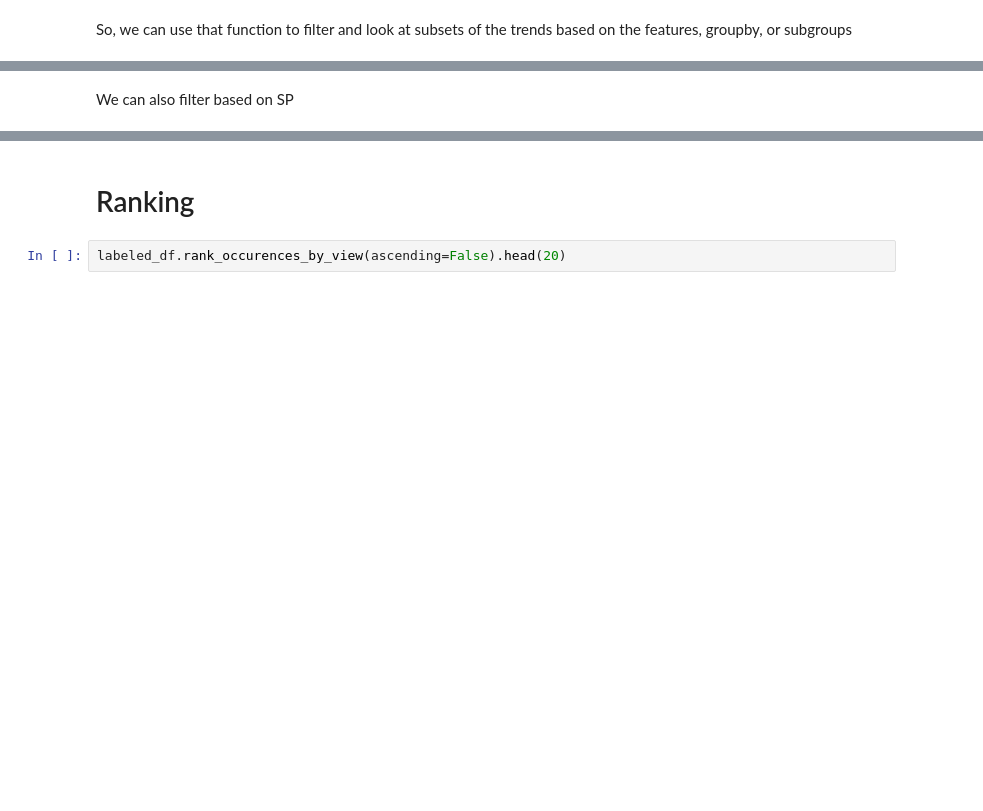
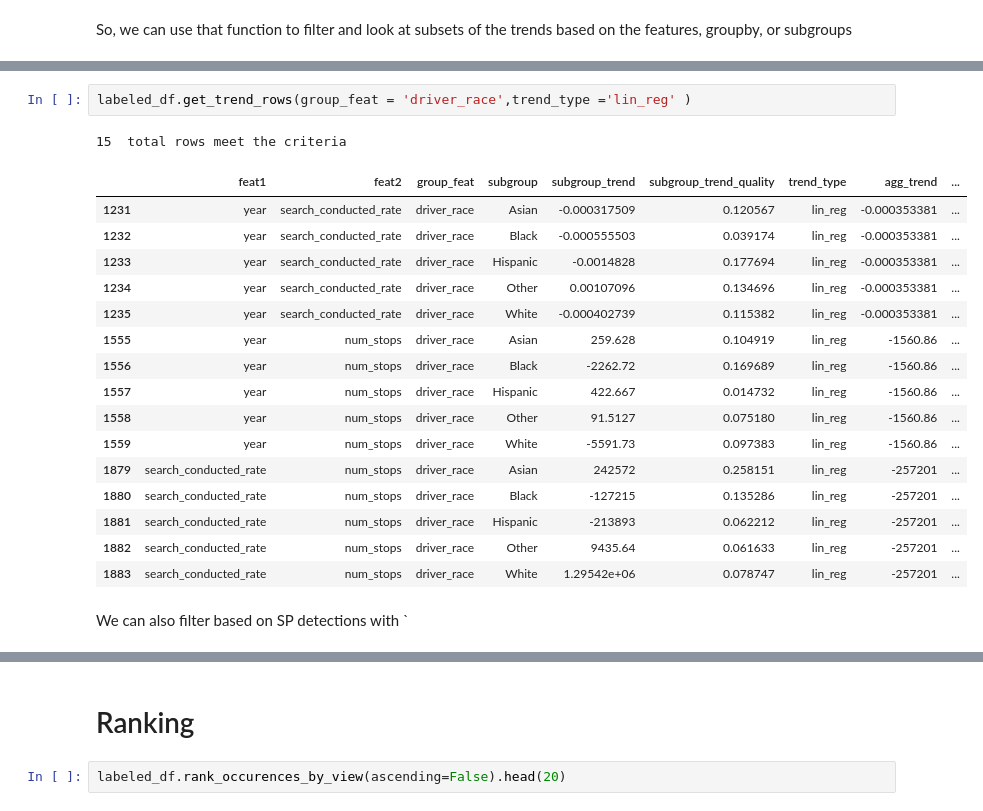
Before and after one commit to fairnessforensics/wiggum, a Jupyter notebook: research_notebooks/01_basic_demo.ipynb, the cells around one changed output, grey strips where cells are left out. Saved outputs shown, nothing was run; the diff lists cells and outputs as text; blank space fills up the shorter version.

```diff
--- a/research_notebooks/01_basic_demo.ipynb
+++ b/research_notebooks/01_basic_demo.ipynb
@@ -339,5 +340,25 @@ labeled_df.get_trend_rows(feat1='year',subgroup=['Black','Hispanic'])
+# %%
+labeled_df.get_trend_rows(group_feat = 'driver_race',trend_type ='lin_reg' )
+# %% [output]
+15  total rows meet the criteria
+|  | feat1 | feat2 | group_feat | subgroup | subgroup_trend | subgroup_trend_quality | trend_type | agg_trend | ... |
+| 1231 | year | search_conducted_rate | driver_race | Asian | -0.000317509 | 0.120567 | lin_reg | -0.000353381 | ... |
+| 1232 | year | search_conducted_rate | driver_race | Black | -0.000555503 | 0.039174 | lin_reg | -0.000353381 | ... |
+| 1233 | year | search_conducted_rate | driver_race | Hispanic | -0.0014828 | 0.177694 | lin_reg | -0.000353381 | ... |
+| 1234 | year | search_conducted_rate | driver_race | Other | 0.00107096 | 0.134696 | lin_reg | -0.000353381 | ... |
+| 1235 | year | search_conducted_rate | driver_race | White | -0.000402739 | 0.115382 | lin_reg | -0.000353381 | ... |
+| 1555 | year | num_stops | driver_race | Asian | 259.628 | 0.104919 | lin_reg | -1560.86 | ... |
+| 1556 | year | num_stops | driver_race | Black | -2262.72 | 0.169689 | lin_reg | -1560.86 | ... |
+| 1557 | year | num_stops | driver_race | Hispanic | 422.667 | 0.014732 | lin_reg | -1560.86 | ... |
+| 1558 | year | num_stops | driver_race | Other | 91.5127 | 0.075180 | lin_reg | -1560.86 | ... |
+| 1559 | year | num_stops | driver_race | White | -5591.73 | 0.097383 | lin_reg | -1560.86 | ... |
+| 1879 | search_conducted_rate | num_stops | driver_race | Asian | 242572 | 0.258151 | lin_reg | -257201 | ... |
+| 1880 | search_conducted_rate | num_stops | driver_race | Black | -127215 | 0.135286 | lin_reg | -257201 | ... |
+| 1881 | search_conducted_rate | num_stops | driver_race | Hispanic | -213893 | 0.062212 | lin_reg | -257201 | ... |
+| 1882 | search_conducted_rate | num_stops | driver_race | Other | 9435.64 | 0.061633 | lin_reg | -257201 | ... |
+| 1883 | search_conducted_rate | num_stops | driver_race | White | 1.29542e+06 | 0.078747 | lin_reg | -257201 | ... |
 # %% [markdown]
-We can also filter based on SP
+We can also filter based on SP detections with `
 # %%
 labeled_df.get_SP_rows(thresh=.2)
 # %% [output]
```
Also changed, not shown: parts of 21 cells of this notebook, 1 other file.
